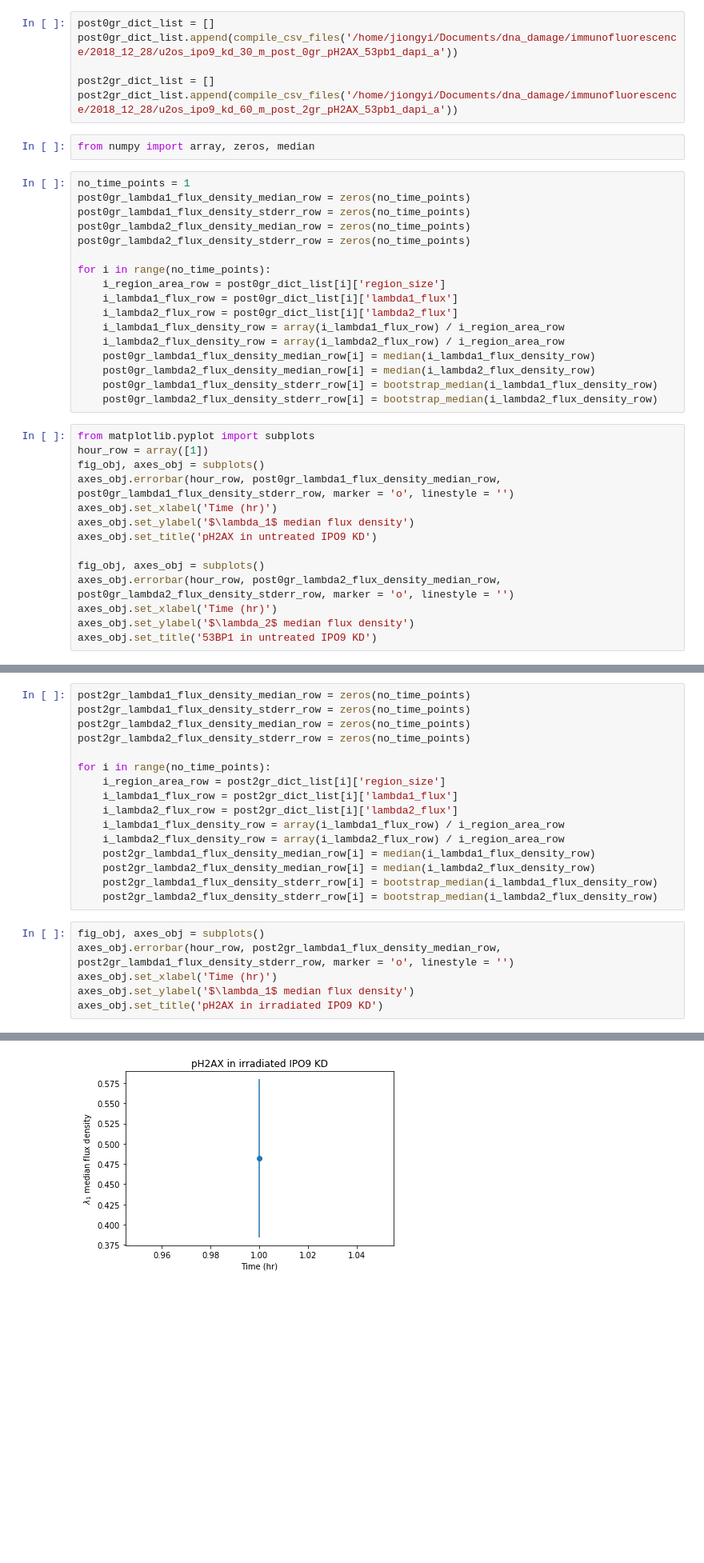
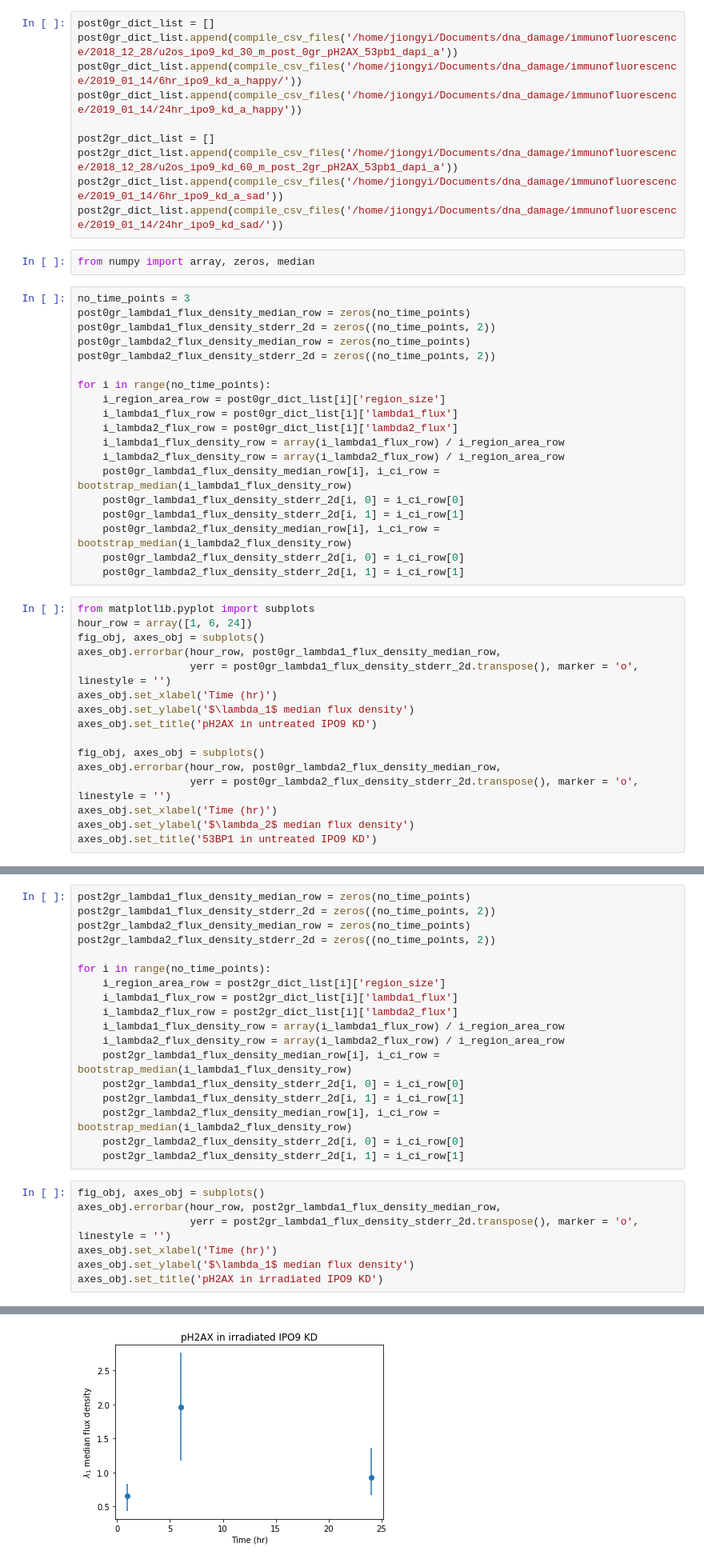
Before and after one commit to jiongyi/postdoc, a Jupyter notebook: dna_damage/2019_01_13_pH2AX_53BP1_IPO9_KD_time_course.ipynb, the cells around one changed output, grey strips where cells are left out. Shown at 80% size. Saved outputs shown, nothing was run; the diff lists cells and outputs as text; blank space fills up the shorter version.

Commit message:
Worked on time-point data

```diff
--- a/dna_damage/2019_01_13_pH2AX_53BP1_IPO9_KD_time_course.ipynb
+++ b/dna_damage/2019_01_13_pH2AX_53BP1_IPO9_KD_time_course.ipynb
@@ -3,17 +3,21 @@ from puncta_quantification import *
 # %%
 post0gr_dict_list = []
 post0gr_dict_list.append(compile_csv_files('/home/jiongyi/Documents/dna_damage/immunofluorescence/2018_12_28/u2os_ipo9_kd_30_m_post_0gr_pH2AX_53pb1_dapi_a'))
+post0gr_dict_list.append(compile_csv_files('/home/jiongyi/Documents/dna_damage/immunofluorescence/2019_01_14/6hr_ipo9_kd_a_happy/'))
+post0gr_dict_list.append(compile_csv_files('/home/jiongyi/Documents/dna_damage/immunofluorescence/2019_01_14/24hr_ipo9_kd_a_happy'))
 
 post2gr_dict_list = []
 post2gr_dict_list.append(compile_csv_files('/home/jiongyi/Documents/dna_damage/immunofluorescence/2018_12_28/u2os_ipo9_kd_60_m_post_2gr_pH2AX_53pb1_dapi_a'))
+post2gr_dict_list.append(compile_csv_files('/home/jiongyi/Documents/dna_damage/immunofluorescence/2019_01_14/6hr_ipo9_kd_a_sad'))
+post2gr_dict_list.append(compile_csv_files('/home/jiongyi/Documents/dna_damage/immunofluorescence/2019_01_14/24hr_ipo9_kd_sad/'))
 # %%
 from numpy import array, zeros, median
 # %%
-no_time_points = 1
+no_time_points = 3
 post0gr_lambda1_flux_density_median_row = zeros(no_time_points)
-post0gr_lambda1_flux_density_stderr_row = zeros(no_time_points)
+post0gr_lambda1_flux_density_stderr_2d = zeros((no_time_points, 2))
 post0gr_lambda2_flux_density_median_row = zeros(no_time_points)
-post0gr_lambda2_flux_density_stderr_row = zeros(no_time_points)
+post0gr_lambda2_flux_density_stderr_2d = zeros((no_time_points, 2))
 
 for i in range(no_time_points):
     i_region_area_row = post0gr_dict_list[i]['region_size']
@@ -21,21 +25,25 @@ for i in range(no_time_points):
     i_lambda2_flux_row = post0gr_dict_list[i]['lambda2_flux']
     i_lambda1_flux_density_row = array(i_lambda1_flux_row) / i_region_area_row
     i_lambda2_flux_density_row = array(i_lambda2_flux_row) / i_region_area_row
-    post0gr_lambda1_flux_density_median_row[i] = median(i_lambda1_flux_density_row)
-    post0gr_lambda2_flux_density_median_row[i] = median(i_lambda2_flux_density_row)
-    post0gr_lambda1_flux_density_stderr_row[i] = bootstrap_median(i_lambda1_flux_density_row)
-    post0gr_lambda2_flux_density_stderr_row[i] = bootstrap_median(i_lambda2_flux_density_row)
+    post0gr_lambda1_flux_density_median_row[i], i_ci_row = bootstrap_median(i_lambda1_flux_density_row)
+    post0gr_lambda1_flux_density_stderr_2d[i, 0] = i_ci_row[0]
+    post0gr_lambda1_flux_density_stderr_2d[i, 1] = i_ci_row[1]
+    post0gr_lambda2_flux_density_median_row[i], i_ci_row = bootstrap_median(i_lambda2_flux_density_row)
+    post0gr_lambda2_flux_density_stderr_2d[i, 0] = i_ci_row[0]
+    post0gr_lambda2_flux_density_stderr_2d[i, 1] = i_ci_row[1]
 # %%
 from matplotlib.pyplot import subplots
-hour_row = array([1])
+hour_row = array([1, 6, 24])
 fig_obj, axes_obj = subplots()
-axes_obj.errorbar(hour_row, post0gr_lambda1_flux_density_median_row, post0gr_lambda1_flux_density_stderr_row, marker = 'o', linestyle = '')
+axes_obj.errorbar(hour_row, post0gr_lambda1_flux_density_median_row,
+                  yerr = post0gr_lambda1_flux_density_stderr_2d.transpose(), marker = 'o', linestyle = '')
 axes_obj.set_xlabel('Time (hr)')
 axes_obj.set_ylabel('$\lambda_1$ median flux density')
 axes_obj.set_title('pH2AX in untreated IPO9 KD')
 
 fig_obj, axes_obj = subplots()
-axes_obj.errorbar(hour_row, post0gr_lambda2_flux_density_median_row, post0gr_lambda2_flux_density_stderr_row, marker = 'o', linestyle = '')
+axes_obj.errorbar(hour_row, post0gr_lambda2_flux_density_median_row,
+                  yerr = post0gr_lambda2_flux_density_stderr_2d.transpose(), marker = 'o', linestyle = '')
 axes_obj.set_xlabel('Time (hr)')
 axes_obj.set_ylabel('$\lambda_2$ median flux density')
 axes_obj.set_title('53BP1 in untreated IPO9 KD')
@@ -46,8 +54,8 @@ Text(0.5, 1.0, '53BP1 in untreated IPO9 KD')
 # %%
 post2gr_lambda1_flux_density_median_row = zeros(no_time_points)
-post2gr_lambda1_flux_density_stderr_row = zeros(no_time_points)
+post2gr_lambda1_flux_density_stderr_2d = zeros((no_time_points, 2))
 post2gr_lambda2_flux_density_median_row = zeros(no_time_points)
-post2gr_lambda2_flux_density_stderr_row = zeros(no_time_points)
+post2gr_lambda2_flux_density_stderr_2d = zeros((no_time_points, 2))
 
 for i in range(no_time_points):
     i_region_area_row = post2gr_dict_list[i]['region_size']
@@ -55,18 +63,21 @@ for i in range(no_time_points):
     i_lambda2_flux_row = post2gr_dict_list[i]['lambda2_flux']
     i_lambda1_flux_density_row = array(i_lambda1_flux_row) / i_region_area_row
     i_lambda2_flux_density_row = array(i_lambda2_flux_row) / i_region_area_row
-    post2gr_lambda1_flux_density_median_row[i] = median(i_lambda1_flux_density_row)
-    post2gr_lambda2_flux_density_median_row[i] = median(i_lambda2_flux_density_row)
-    post2gr_lambda1_flux_density_stderr_row[i] = bootstrap_median(i_lambda1_flux_density_row)
-    post2gr_lambda2_flux_density_stderr_row[i] = bootstrap_median(i_lambda2_flux_density_row)
+    post2gr_lambda1_flux_density_median_row[i], i_ci_row = bootstrap_median(i_lambda1_flux_density_row)
+    post2gr_lambda1_flux_density_stderr_2d[i, 0] = i_ci_row[0]
+    post2gr_lambda1_flux_density_stderr_2d[i, 1] = i_ci_row[1]
+    post2gr_lambda2_flux_density_median_row[i], i_ci_row = bootstrap_median(i_lambda2_flux_density_row)
+    post2gr_lambda2_flux_density_stderr_2d[i, 0] = i_ci_row[0]
+    post2gr_lambda2_flux_density_stderr_2d[i, 1] = i_ci_row[1]
 # %%
 fig_obj, axes_obj = subplots()
-axes_obj.errorbar(hour_row, post2gr_lambda1_flux_density_median_row, post2gr_lambda1_flux_density_stderr_row, marker = 'o', linestyle = '')
+axes_obj.errorbar(hour_row, post2gr_lambda1_flux_density_median_row,
+                  yerr = post2gr_lambda1_flux_density_stderr_2d.transpose(), marker = 'o', linestyle = '')
 axes_obj.set_xlabel('Time (hr)')
 axes_obj.set_ylabel('$\lambda_1$ median flux density')
 axes_obj.set_title('pH2AX in irradiated IPO9 KD')
 # %% [output]
 Text(0.5, 1.0, 'pH2AX in irradiated IPO9 KD')
-[figure, old version]
+[figure, new version]
 # %%
 fig_obj, axes_obj = subplots()
```
Also changed, not shown: parts of 2 cells of this notebook, 2 other files.
